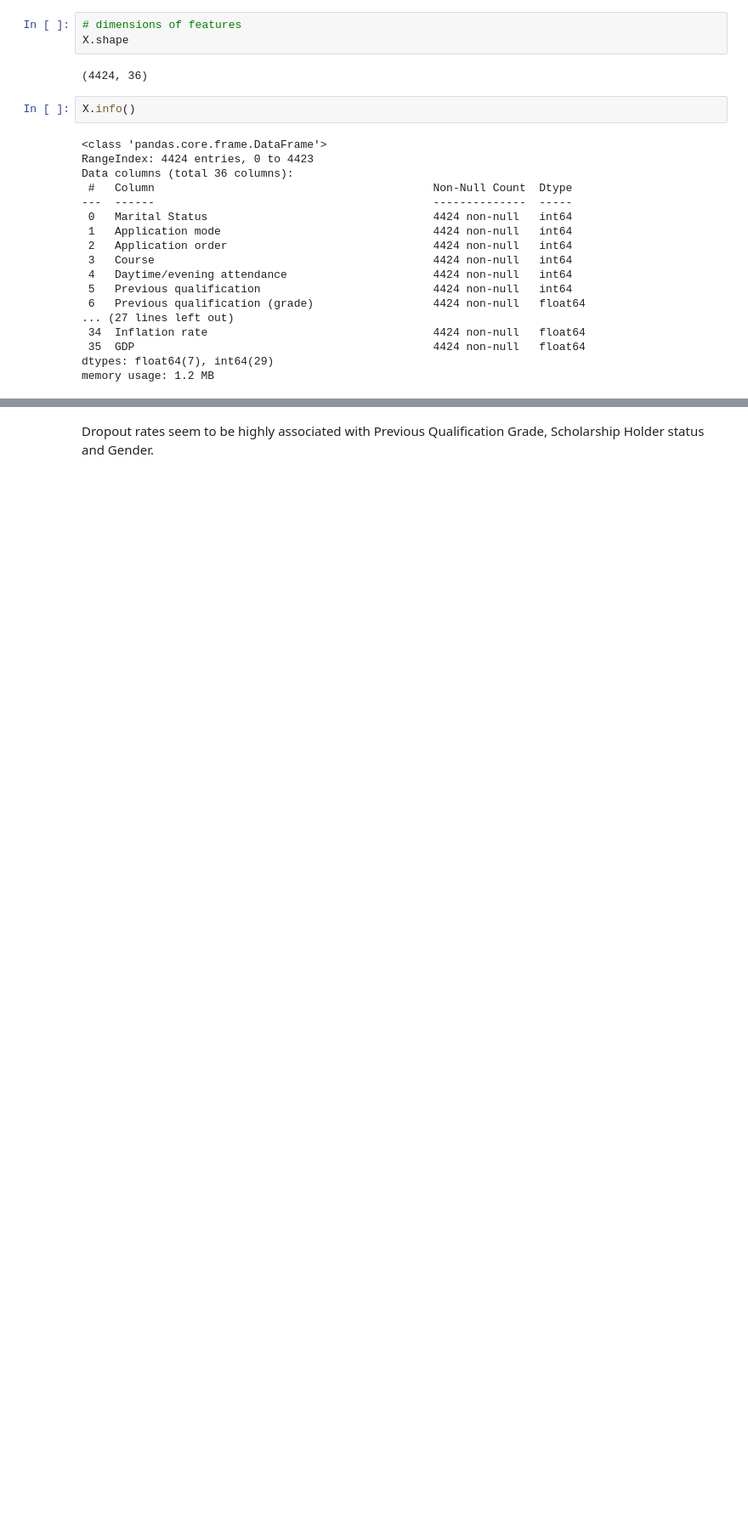
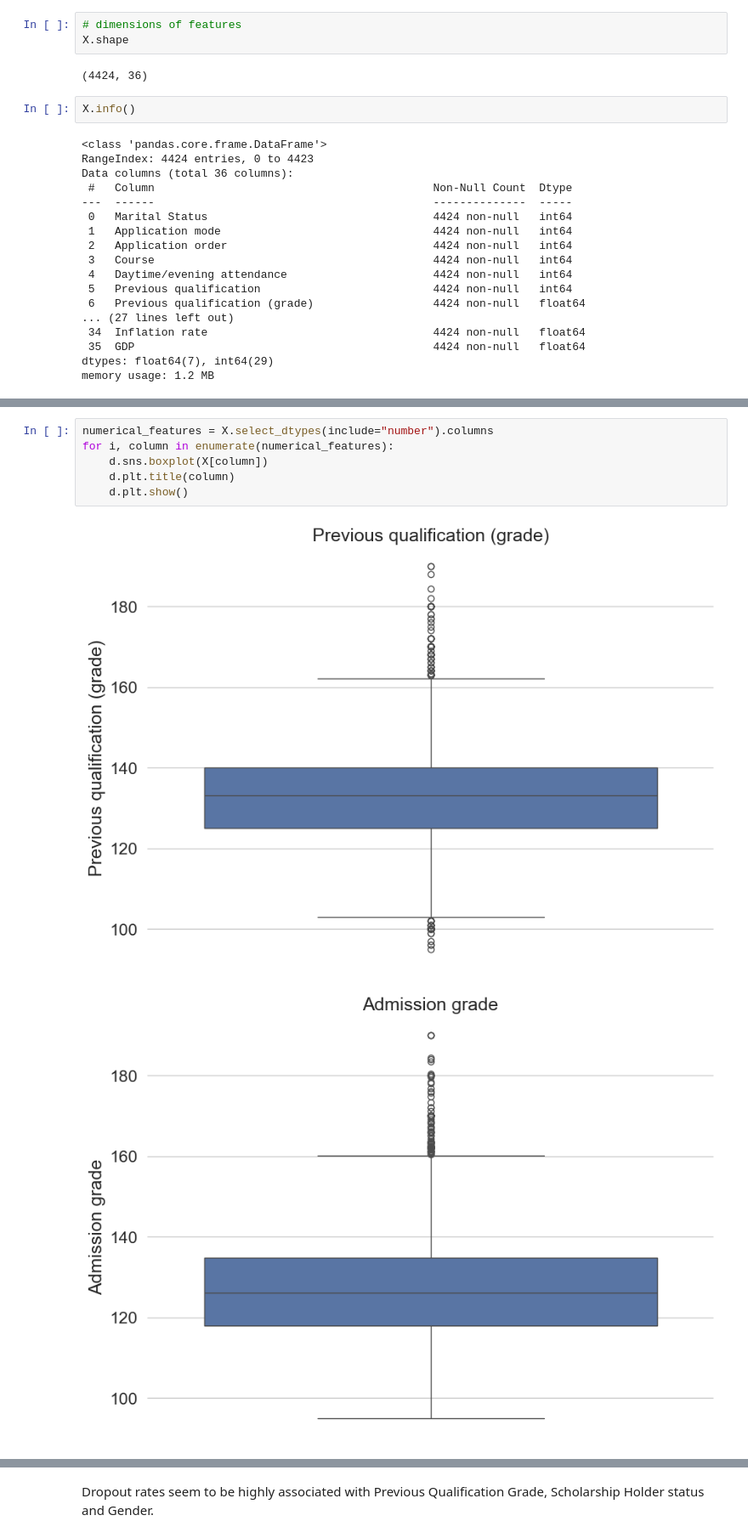
Before and after one commit to jkoks-svg/ML_Project_ENSAE, a Jupyter notebook: ML_Project_ENSAE.ipynb, the cells around one changed output, grey strips where cells are left out. Shown at 85% size. Saved outputs shown, nothing was run; the diff lists cells and outputs as text; blank space fills up the shorter version.

```diff
--- a/ML_Project_ENSAE.ipynb
+++ b/ML_Project_ENSAE.ipynb
@@ -95,0 +106,9 @@ d.missing_plot(X)
+# %%
+numerical_features = X.select_dtypes(include="number").columns
+for i, column in enumerate(numerical_features):
+    d.sns.boxplot(X[column])
+    d.plt.title(column)
+    d.plt.show()
+# %% [output]
+[figure, added]
+[figure, added]
```
Also changed, not shown: parts of 22 cells of this notebook, 1 other file.
